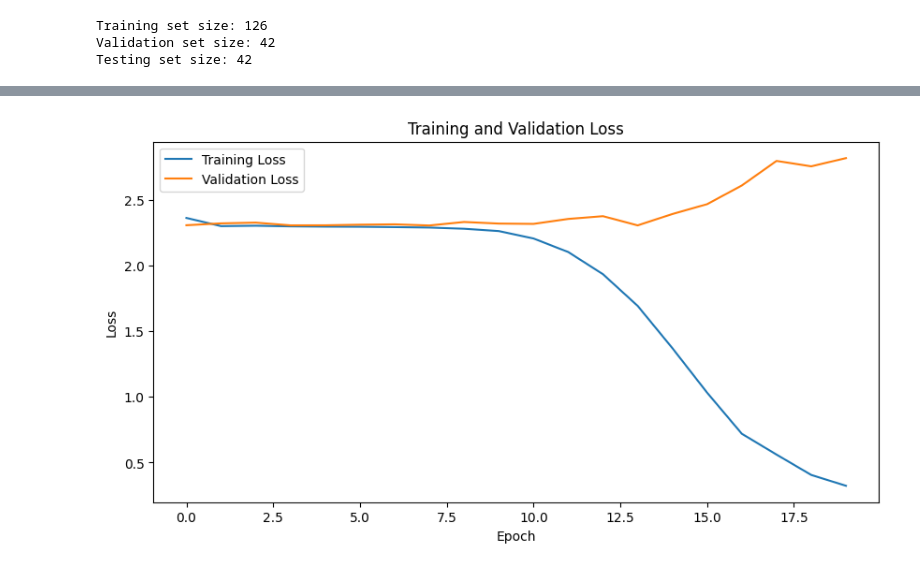
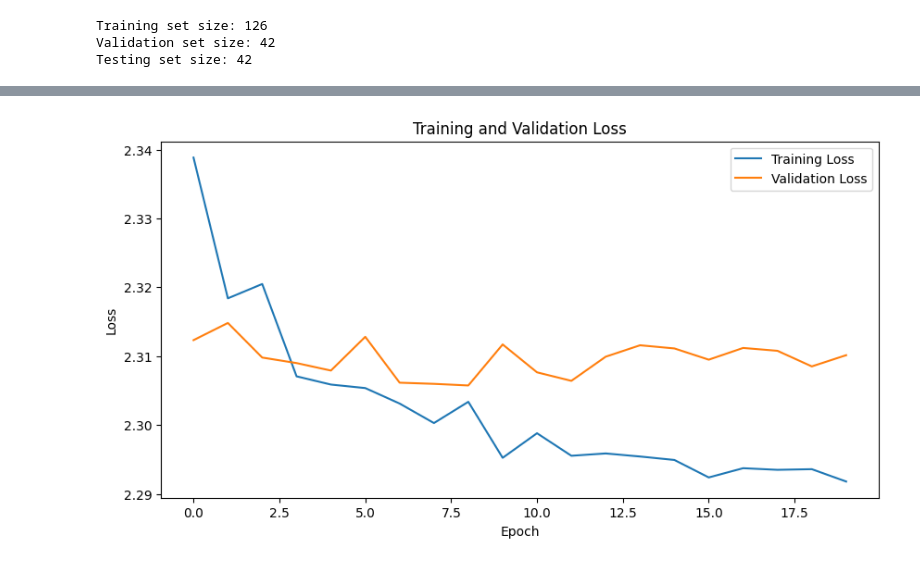
Before and after one commit to KavinduJ2001/PR_A03, a Jupyter notebook: PRA03.ipynb, the cells around one changed output, grey strips where cells are left out. Cells and saved outputs as stored; diff of their text form; code cells hidden in the pictures.

```diff
--- a/PRA03.ipynb
+++ b/PRA03.ipynb
@@ -101,7 +101,7 @@ x2, m2 = 64, 3  # Filters and kernel size for the second convolutional layer
 x3 = 128        # Units in the fully connected layer
 d = 0.5         # Dropout rate
 K = 10          # Number of output classes
-learning_rate = 0.001
+learning_rate = 0.00001
 
 # Build the CNN model
 model = Sequential([
@@ -164 +164 @@ Epoch 20/20
-[figure, old version]
+[figure, new version]
```
Also changed, not shown: parts of 1 cell of this notebook.
